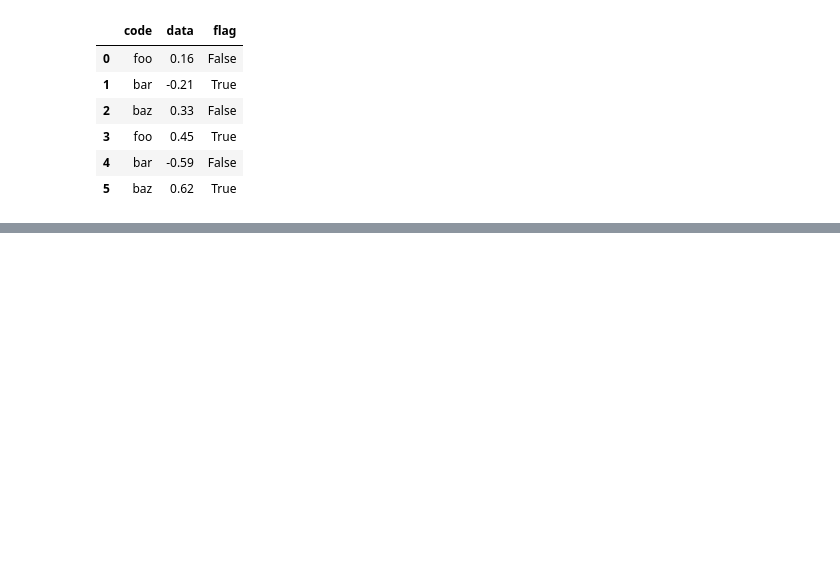
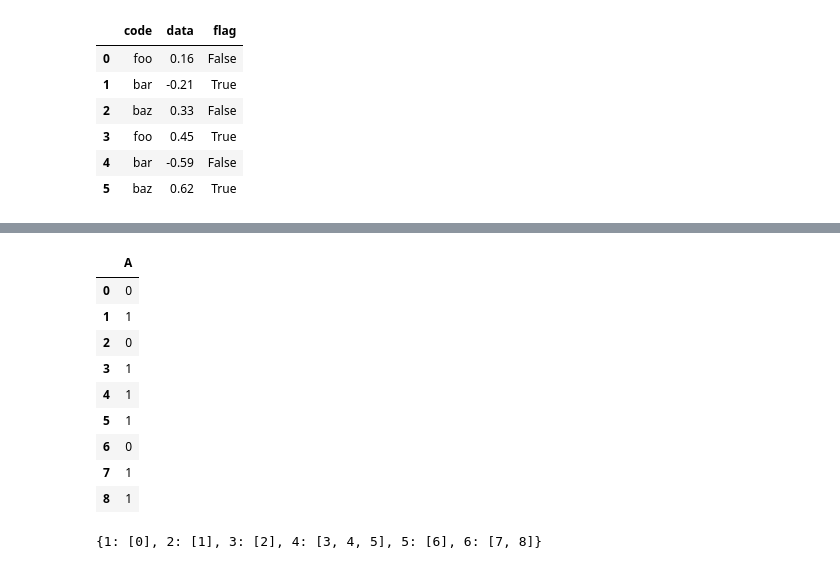
Before and after one commit to onlyabhilash/Feature-Engg, a Jupyter notebook: Pandas/Cooking.ipynb, the cells around one changed output, grey strips where cells are left out. Cells and saved outputs as stored; diff of their text form; code cells hidden in the pictures; blank space fills up the shorter version.

```diff
--- a/Pandas/Cooking.ipynb
+++ b/Pandas/Cooking.ipynb
@@ -790,0 +851,19 @@ df
+# %%
+# Grouping like Python’s itertools.groupby
+df = pd.DataFrame([0, 1, 0, 1, 1, 1, 0, 1, 1], columns=["A"])
+df
+# %% [output]
+|  | A |
+| 0 | 0 |
+| 1 | 1 |
+| 2 | 0 |
+| 3 | 1 |
+| 4 | 1 |
+| 5 | 1 |
+| 6 | 0 |
+| 7 | 1 |
+| 8 | 1 |
+# %%
+df["A"].groupby((df["A"] != df["A"].shift()).cumsum()).groups
+# %% [output]
+{1: [0], 2: [1], 3: [2], 4: [3, 4, 5], 5: [6], 6: [7, 8]}
```
Also changed, not shown: parts of 16 cells of this notebook.
